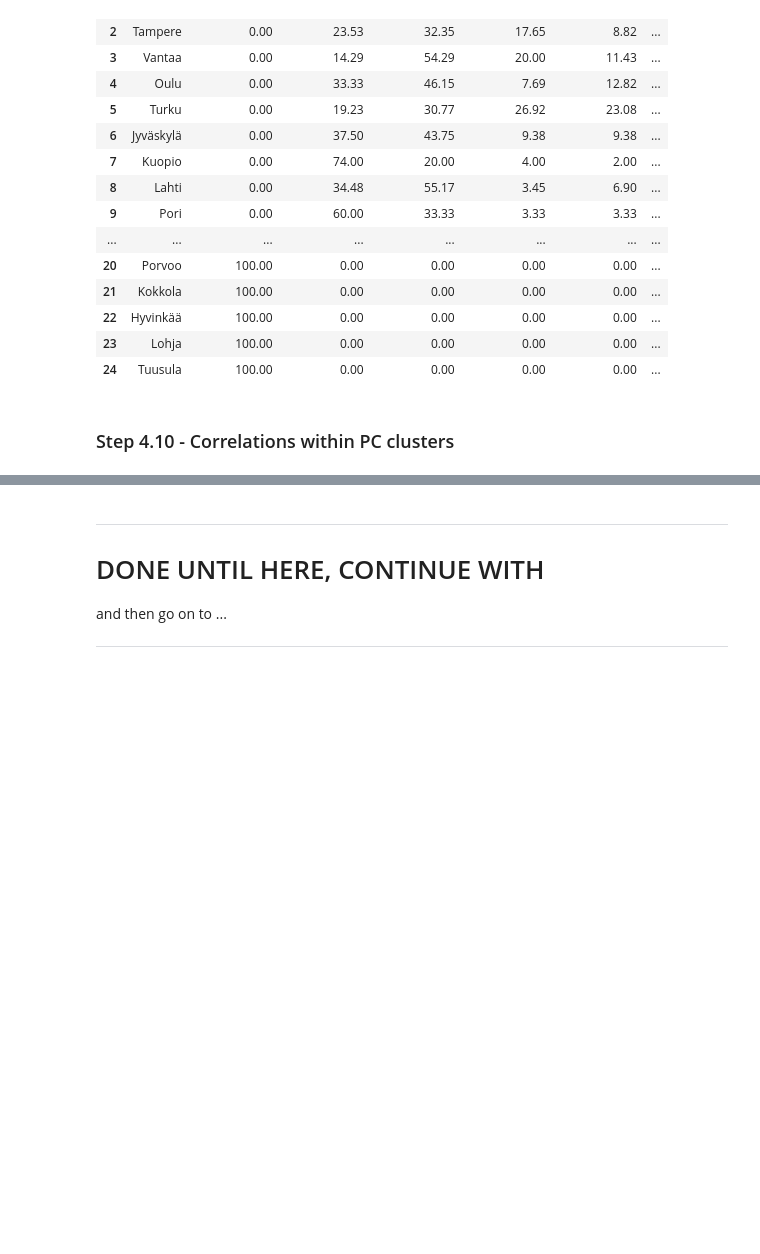
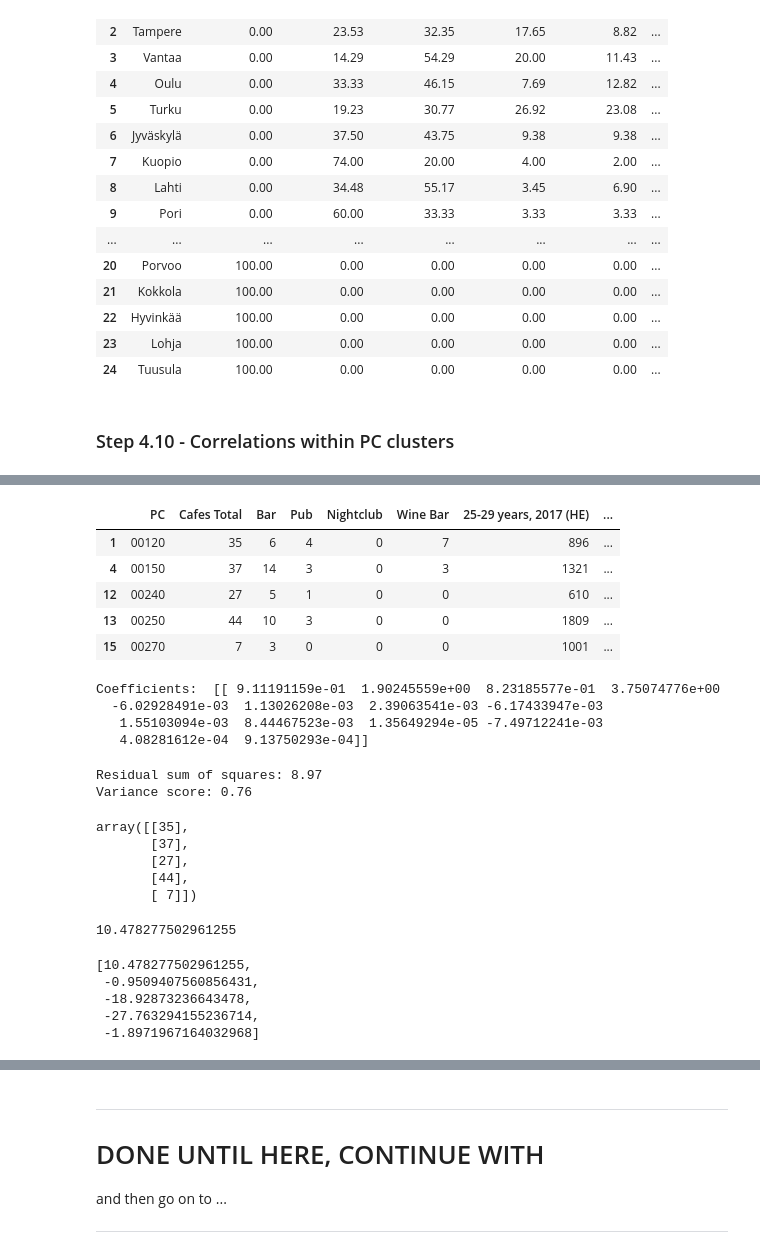
Before and after one commit to aitennek/Coursera_Capstone, a Jupyter notebook: Final_assignment/Capstone workbook.ipynb, the cells around one changed output, grey strips where cells are left out. Cells and saved outputs as stored; diff of their text form; code cells hidden in the pictures; blank space fills up the shorter version.

```diff
--- a/Final_assignment/Capstone workbook.ipynb
+++ b/Final_assignment/Capstone workbook.ipynb
@@ -2496,0 +2599,67 @@ plot_correlations_for_venues(corr_restaurant_venues_df[filter_corr_limit_venues]
+# %%
+# prepare train and test data sets from the whole dataset.
+mask = np.random.rand(len(paavo_venues_df)) < 0.8
+train = paavo_venues_df[mask]
+test = paavo_venues_df[~mask]
+
+test[['PC', 'Cafes Total'] + columns_best_cafe_correlations].head()
+# %% [output]
+|  | PC | Cafes Total | Bar | Pub | Nightclub | Wine Bar | 25-29 years, 2017 (HE) | ... |
+| 1 | 00120 | 35 | 6 | 4 | 0 | 7 | 896 | ... |
+| 4 | 00150 | 37 | 14 | 3 | 0 | 3 | 1321 | ... |
+| 12 | 00240 | 27 | 5 | 1 | 0 | 0 | 610 | ... |
+| 13 | 00250 | 44 | 10 | 3 | 0 | 0 | 1809 | ... |
+| 15 | 00270 | 7 | 3 | 0 | 0 | 0 | 1001 | ... |
+# %%
+# THE model
+from sklearn import linear_model
+regr = linear_model.LinearRegression()
+x_train = np.asanyarray(train[columns_best_cafe_correlations])
+y_train = np.asanyarray(train[['Cafes Total']])
+regr.fit (x_train, y_train)
+# The coefficients
+print ('Coefficients: ', regr.coef_)
+# %% [output]
+Coefficients:  [[ 9.11191159e-01  1.90245559e+00  8.23185577e-01  3.75074776e+00
+  -6.02928491e-03  1.13026208e-03  2.39063541e-03 -6.17433947e-03
+   1.55103094e-03  8.44467523e-03  1.35649294e-05 -7.49712241e-03
+   4.08281612e-04  9.13750293e-04]]
+# %%
+y_hat= regr.predict(test[columns_best_cafe_correlations])
+x_test = np.asanyarray(test[columns_best_cafe_correlations])
+y_test = np.asanyarray(test[['Cafes Total']])
+print("Residual sum of squares: %.2f"
+      % np.mean((y_hat - y_test) ** 2))
+
+# Explained variance score: 1 is perfect prediction
+print('Variance score: %.2f' % regr.score(x_test, y_test))
+# %% [output]
+Residual sum of squares: 8.97
+Variance score: 0.76
+# %%
+y_test[:5]
+# %% [output]
+array([[35],
+       [37],
+       [27],
+       [44],
+       [ 7]])
+# %%
+error = y_hat - y_test
+error = [e for el in error for e in el]
+
+sorted_error = np.sort(error, axis=None)
+
+# reverse the numpy array
+sorted_error = sorted_error[::-1]
+sorted_error[0]
+# %% [output]
+10.478277502961255
+# %%
+error[:5]
+# %% [output]
+[10.478277502961255,
+ -0.9509407560856431,
+ -18.92873236643478,
+ -27.763294155236714,
+ -1.8971967164032968]
```
Also changed, not shown: parts of 22 cells of this notebook.
